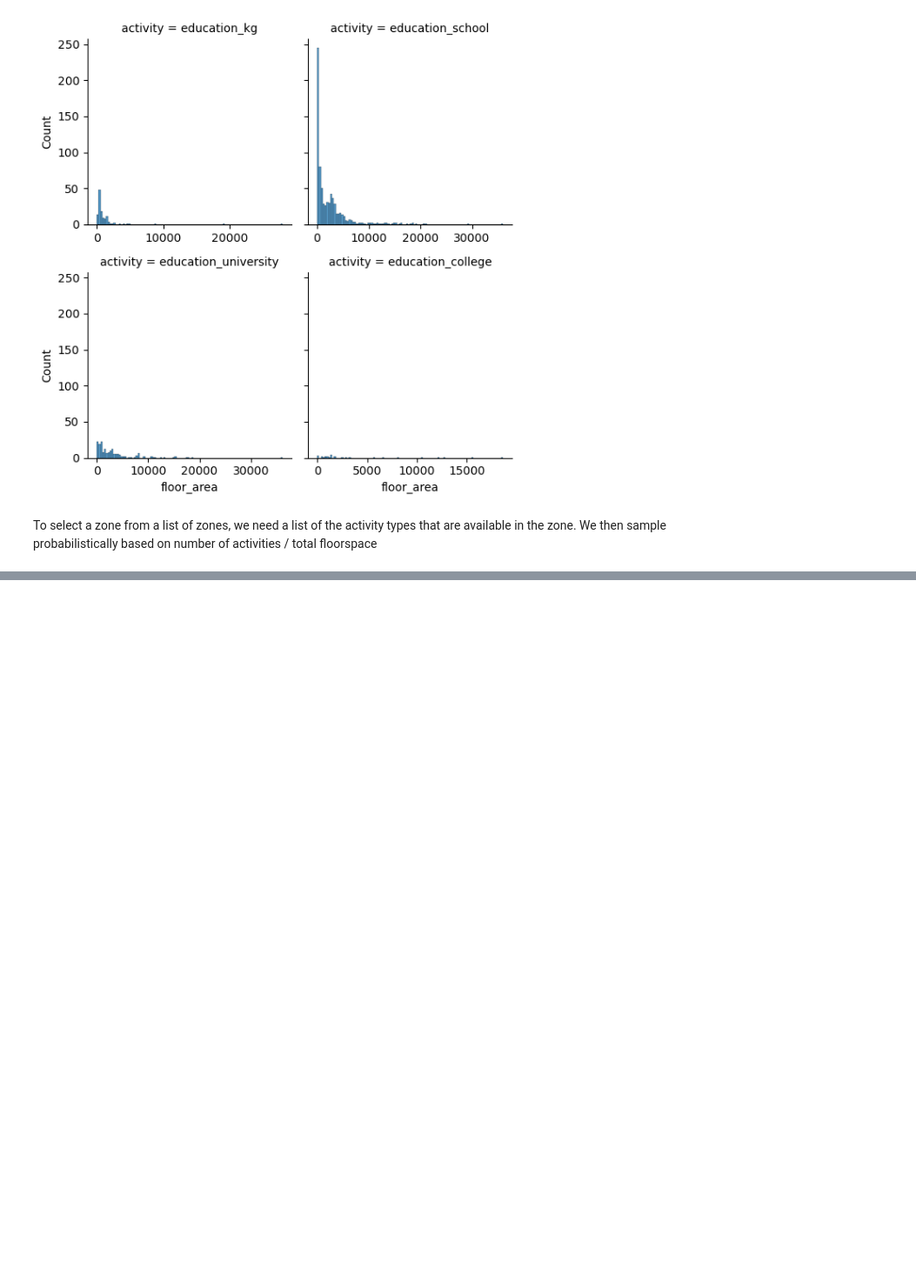
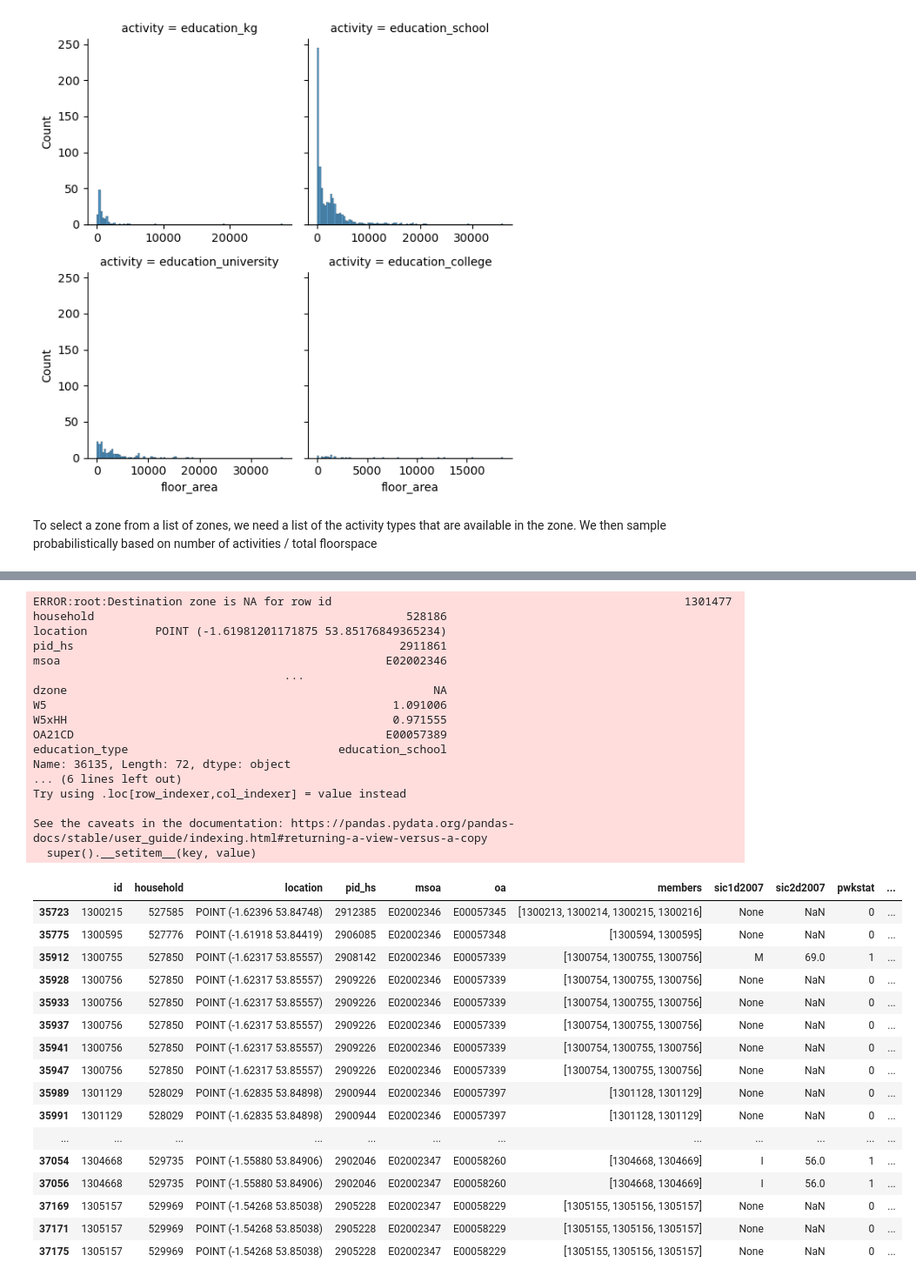
Before and after one commit to Urban-Analytics-Technology-Platform/acbm, a Jupyter notebook: notebooks/3_locations_primary.ipynb, the cells around one changed output, grey strips where cells are left out. Shown at 87% size. Cells and saved outputs as stored; diff of their text form; code cells hidden in the pictures; blank space fills up the shorter version.

Commit message:
draft assignment to specific location

```diff
--- a/notebooks/3_locations_primary.ipynb
+++ b/notebooks/3_locations_primary.ipynb
@@ -733,15 +475,0 @@ possible_zones_school[35695]
-# %%
-def choose_zone(activity_index):
-    # Get the possible zones for this activity
-    possible_zones = list(possible_zones_school[activity_index].values())
-
-    # Filter the zones in activities_per_zone["education_school"] that match the possible zones
-    matching_zones = activities_per_zone["education_school"][activities_per_zone["education_school"].index.isin(possible_zones)]
-
-    # Choose a zone based on the counts value
-    chosen_zone = matching_zones.sample(1, weights=matching_zones['counts'])
-
-    return chosen_zone.index[0]
-
-# Apply the function on each individual activity in activity_chains_edu
-activity_chains_edu['chosen_zone'] = activity_chains_edu.index.to_series().apply(choose_zone)
@@ -771,0 +498,6 @@ activity_chains_edu['chosen_zone'] = activity_chains_edu.index.to_series().apply
+# %%
+# step 1: age_group mapping onto education type
+
+# map the age_group_mapping dict to an education type (age group is from NTS::Age_B04ID)
+activity_chains_edu["education_type"] = activity_chains_edu["age_group"].map(age_group_mapping)
+activity_chains_edu.head(3)
@@ -771,0 +515,14 @@ activity_chains_edu['chosen_zone'] = activity_chains_edu.index.to_series().apply
+# %%
+# Apply the function to all rows in activity_chains_example
+activity_chains_edu['dzone'] = activity_chains_edu.apply(
+    lambda row: select_zone(
+        row=row,
+        possible_zones = possible_zones_school,
+        activities_per_zone = activities_per_zone,
+        weighting = "floor_area",
+        zone_id_col = "OA21CD"
+    ),
+    axis=1
+)
+
+activity_chains_edu.head(5)
@@ -771,0 +663,45 @@ activity_chains_edu['chosen_zone'] = activity_chains_edu.index.to_series().apply
+# %%
+activity_chains_ex = activity_chains_edu.iloc[1001:1055]
+activity_chains_ex
+# turn activity_chains_ex into a DataFrame
+#activity_chains_ex = pd.DataFrame(activity_chains_ex).T
+
+
+# apply the function to a row in activity_chains_ex
+activity_chains_ex[['activity_id', 'activity_geom']] = activity_chains_ex.apply(lambda row: select_activity(row, osm_data_gdf), axis=1)
+activity_chains_ex
+# %% [output]
+ERROR:root:Destination zone is NA for row id                                                    1301477
+household                                              528186
+location          POINT (-1.61981201171875 53.85176849365234)
+pid_hs                                                2911861
+msoa                                                E02002346
+                                     ...
+dzone                                                      NA
+W5                                                   1.091006
+W5xHH                                                0.971555
+OA21CD                                              E00057389
+education_type                               education_school
+Name: 36135, Length: 72, dtype: object
+... (6 lines left out)
+Try using .loc[row_indexer,col_indexer] = value instead
+
+See the caveats in the documentation: https://pandas.pydata.org/pandas-docs/stable/user_guide/indexing.html#returning-a-view-versus-a-copy
+  super().__setitem__(key, value)
+|  | id | household | location | pid_hs | msoa | oa | members | sic1d2007 | sic2d2007 | pwkstat | ... |
+| 35723 | 1300215 | 527585 | POINT (-1.62396 53.84748) | 2912385 | E02002346 | E00057345 | [1300213, 1300214, 1300215, 1300216] | None | NaN | 0 | ... |
+| 35775 | 1300595 | 527776 | POINT (-1.61918 53.84419) | 2906085 | E02002346 | E00057348 | [1300594, 1300595] | None | NaN | 0 | ... |
+| 35912 | 1300755 | 527850 | POINT (-1.62317 53.85557) | 2908142 | E02002346 | E00057339 | [1300754, 1300755, 1300756] | M | 69.0 | 1 | ... |
+| 35928 | 1300756 | 527850 | POINT (-1.62317 53.85557) | 2909226 | E02002346 | E00057339 | [1300754, 1300755, 1300756] | None | NaN | 0 | ... |
+| 35933 | 1300756 | 527850 | POINT (-1.62317 53.85557) | 2909226 | E02002346 | E00057339 | [1300754, 1300755, 1300756] | None | NaN | 0 | ... |
+| 35937 | 1300756 | 527850 | POINT (-1.62317 53.85557) | 2909226 | E02002346 | E00057339 | [1300754, 1300755, 1300756] | None | NaN | 0 | ... |
+| 35941 | 1300756 | 527850 | POINT (-1.62317 53.85557) | 2909226 | E02002346 | E00057339 | [1300754, 1300755, 1300756] | None | NaN | 0 | ... |
+| 35947 | 1300756 | 527850 | POINT (-1.62317 53.85557) | 2909226 | E02002346 | E00057339 | [1300754, 1300755, 1300756] | None | NaN | 0 | ... |
+| 35989 | 1301129 | 528029 | POINT (-1.62835 53.84898) | 2900944 | E02002346 | E00057397 | [1301128, 1301129] | None | NaN | 0 | ... |
+| 35991 | 1301129 | 528029 | POINT (-1.62835 53.84898) | 2900944 | E02002346 | E00057397 | [1301128, 1301129] | None | NaN | 0 | ... |
+| ... | ... | ... | ... | ... | ... | ... | ... | ... | ... | ... | ... |
+| 37054 | 1304668 | 529735 | POINT (-1.55880 53.84906) | 2902046 | E02002347 | E00058260 | [1304668, 1304669] | I | 56.0 | 1 | ... |
+| 37056 | 1304668 | 529735 | POINT (-1.55880 53.84906) | 2902046 | E02002347 | E00058260 | [1304668, 1304669] | I | 56.0 | 1 | ... |
+| 37169 | 1305157 | 529969 | POINT (-1.54268 53.85038) | 2905228 | E02002347 | E00058229 | [1305155, 1305156, 1305157] | None | NaN | 0 | ... |
+| 37171 | 1305157 | 529969 | POINT (-1.54268 53.85038) | 2905228 | E02002347 | E00058229 | [1305155, 1305156, 1305157] | None | NaN | 0 | ... |
+| 37175 | 1305157 | 529969 | POINT (-1.54268 53.85038) | 2905228 | E02002347 | E00058229 | [1305155, 1305156, 1305157] | None | NaN | 0 | ... |
```
Also changed, not shown: parts of 53 cells of this notebook.
